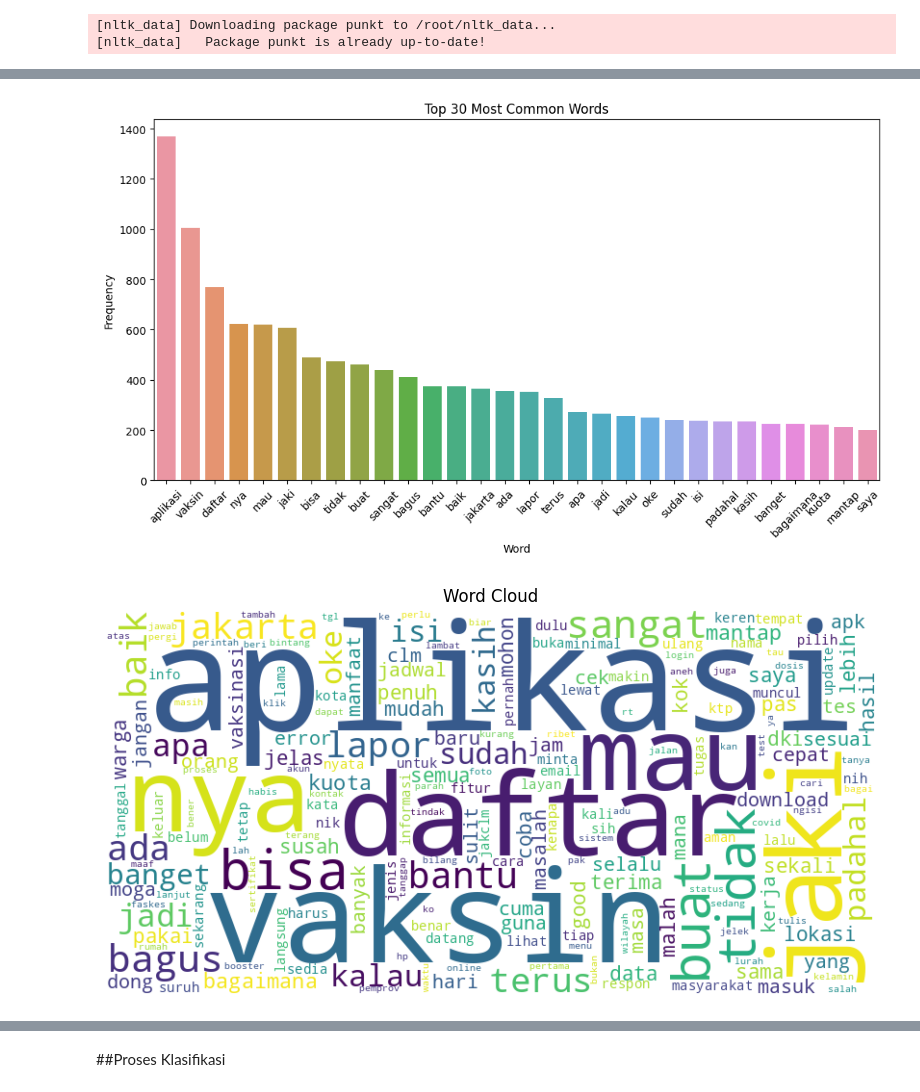
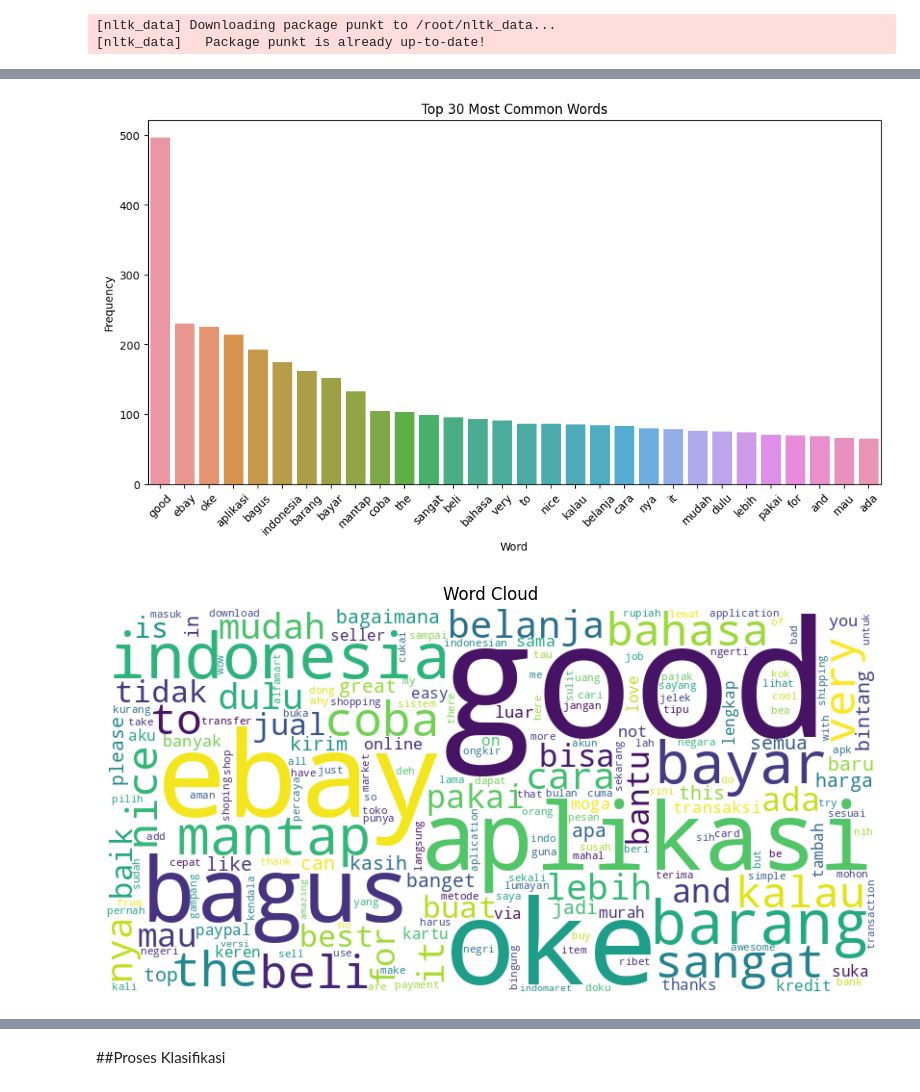
Before and after one commit to MuzniZakiRiyadi/Cadangan, a Jupyter notebook: TEXT_ANALYSIS_MUZNI_ZAKI_RIYADI_2008108010027.ipynb, the cells around one changed output, grey strips where cells are left out. Cells and saved outputs as stored; diff of their text form; code cells hidden in the pictures.

```diff
--- a/TEXT_ANALYSIS_MUZNI_ZAKI_RIYADI_2008108010027.ipynb
+++ b/TEXT_ANALYSIS_MUZNI_ZAKI_RIYADI_2008108010027.ipynb
@@ -16,12 +16,12 @@ from google_play_scraper import Sort, reviews_all
 import pandas as pd
 # %%
 result = reviews_all(
-        'id.go.jakarta.smartcity.jaki',
+        'com.ebay.mobile',
         sleep_milliseconds=0,
         lang='id',
         country='id',
         sort=Sort.NEWEST
     )
 
-JAKI = pd.DataFrame.from_records(result)
-JAKI = JAKI[['at','userName' ,'content', 'score' ]]
+ebay = pd.DataFrame.from_records(result)
+ebay = ebay[['at','userName' ,'content', 'score' ]]
@@ -44,5 +44,5 @@ JAKI
 # %%
-JAKI['at'] = pd.to_datetime(JAKI['at'])
+ebay['at'] = pd.to_datetime(ebay['at'])
 
 # Filter data diambil dari tanggal 01-01-2023
-data_review_JAKI= JAKI
+data_review_ebay= ebay
@@ -133,8 +133,8 @@ def all_preproc(input_data):
     preproc = list(map(addt_stop_word, tqdm(preproc)))
     return preproc
 
-data_review_JAKI['contentp'] = data_review_JAKI['content'].astype(str).apply(lambda x: ' '.join(simple_preprocess(x)))
-data_review_JAKI['contentp_clean'] = all_preproc(data_review_JAKI['contentp'])
+data_review_ebay['contentp'] = data_review_ebay['content'].astype(str).apply(lambda x: ' '.join(simple_preprocess(x)))
+data_review_ebay['contentp_clean'] = all_preproc(data_review_ebay['contentp'])
 # %% [output]
 [nltk_data] Downloading package punkt to /root/nltk_data...
 [nltk_data]   Package punkt is already up-to-date!
@@ -144,11 +144,11 @@ import matplotlib.pyplot as plt
 import seaborn as sns
 from wordcloud import WordCloud
 
-data_review_JAKI['text_length'] = data_review_JAKI['contentp_clean'].apply(len)
+data_review_ebay['text_length'] = data_review_ebay['contentp_clean'].apply(len)
 
 # Plot the distribution of text length
 plt.figure(figsize=(10, 6))
-sns.histplot(data=data_review_JAKI, x='text_length', bins=50, kde=True)
+sns.histplot(data=data_review_ebay, x='text_length', bins=50, kde=True)
 plt.title('Text Length Distribution')
 plt.xlabel('Text Length')
 plt.ylabel('Frequency')
@@ -158,29 +158,29 @@ plt.show()
 # %%
 from nltk.tokenize import word_tokenize
 from collections import Counter
 
 # Tokenize and count word occurrences
-word_counts = Counter(word_tokenize(' '.join(data_review_JAKI['contentp_clean'])))
+word_counts = Counter(word_tokenize(' '.join(data_review_ebay['contentp_clean'])))
 most_common_words = word_counts.most_common(30)  # Get the top 30 most common words
 
 # Plot a bar chart for the most common words
 plt.figure(figsize=(12, 6))
 sns.barplot(x=[word[0] for word in most_common_words], y=[word[1] for word in most_common_words])
 plt.title('Top 30 Most Common Words')
 plt.xlabel('Word')
 plt.ylabel('Frequency')
 plt.xticks(rotation=45)
 plt.show()
 
 # Create a word cloud
 wordcloud = WordCloud(width=800, height=400, background_color='white').generate_from_frequencies(word_counts)
 plt.figure(figsize=(10, 5))
 plt.imshow(wordcloud, interpolation='bilinear')
 plt.axis('off')
 plt.title('Word Cloud')
 plt.show()
 # %% [output]
-[figure, old version]
+[figure, new version]
-[figure, old version]
+[figure, new version]
 # %%
 # Save file CSV yang sudah di filter
```
Also changed, not shown: parts of 27 cells of this notebook.
